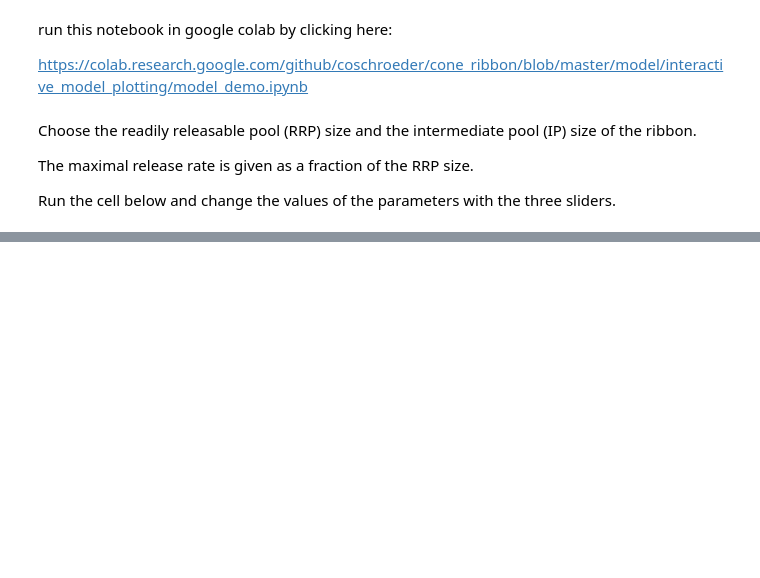
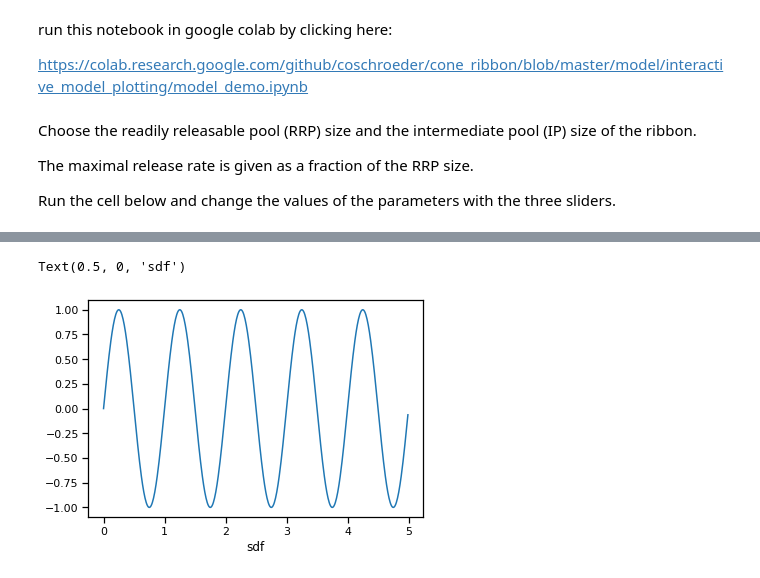
Before and after one commit to coschroeder/cone_ribbon, a Jupyter notebook: model/interactive_model_plotting/model_demo.ipynb, the cells around one changed output, grey strips where cells are left out. Saved outputs shown, nothing was run; the diff lists cells and outputs as text; code cells hidden in the pictures; blank space fills up the shorter version.

```diff
--- a/model/interactive_model_plotting/model_demo.ipynb
+++ b/model/interactive_model_plotting/model_demo.ipynb
@@ -22,0 +85,12 @@ interactive(children=(FloatSlider(value=4.0, continuous_update=False, descriptio
+# %%
+x = np.arange(0,5,0.01)
+y = np.sin(2*np.pi*x)
+# %%
+fig1 = plt.figure(1)
+ax1= plt.subplot(111)
+ax1.plot(x,y)
+
+ax1.set_xlabel('sdf')
+# %% [output]
+Text(0.5, 0, 'sdf')
+[figure, added]
```
Also changed, not shown: parts of 17 cells of this notebook, 1 other file.
